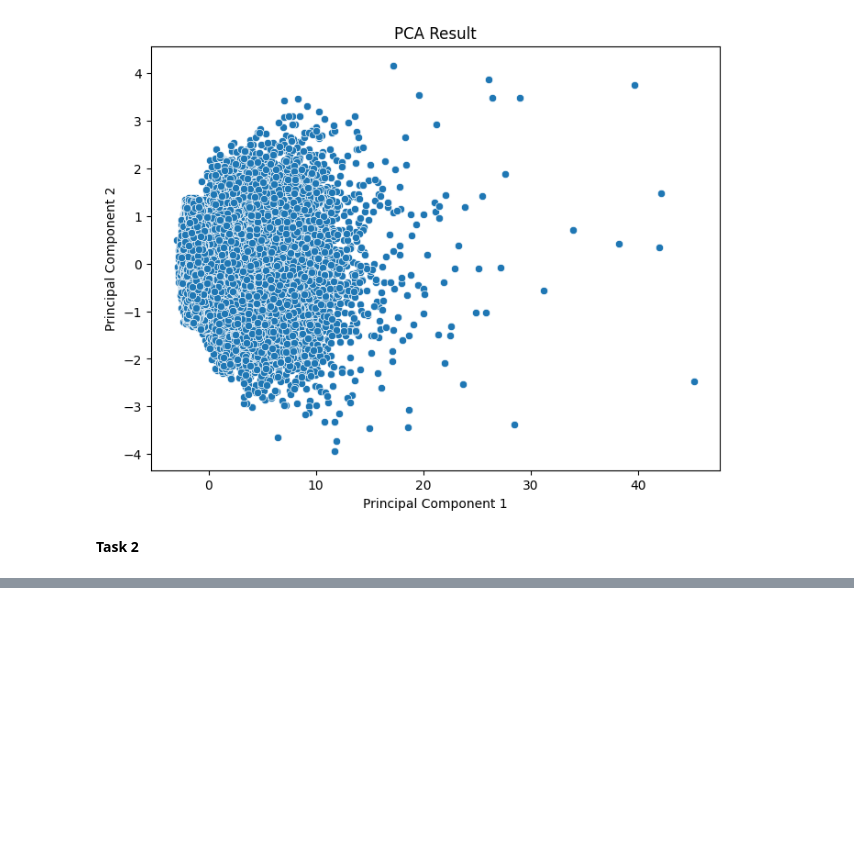
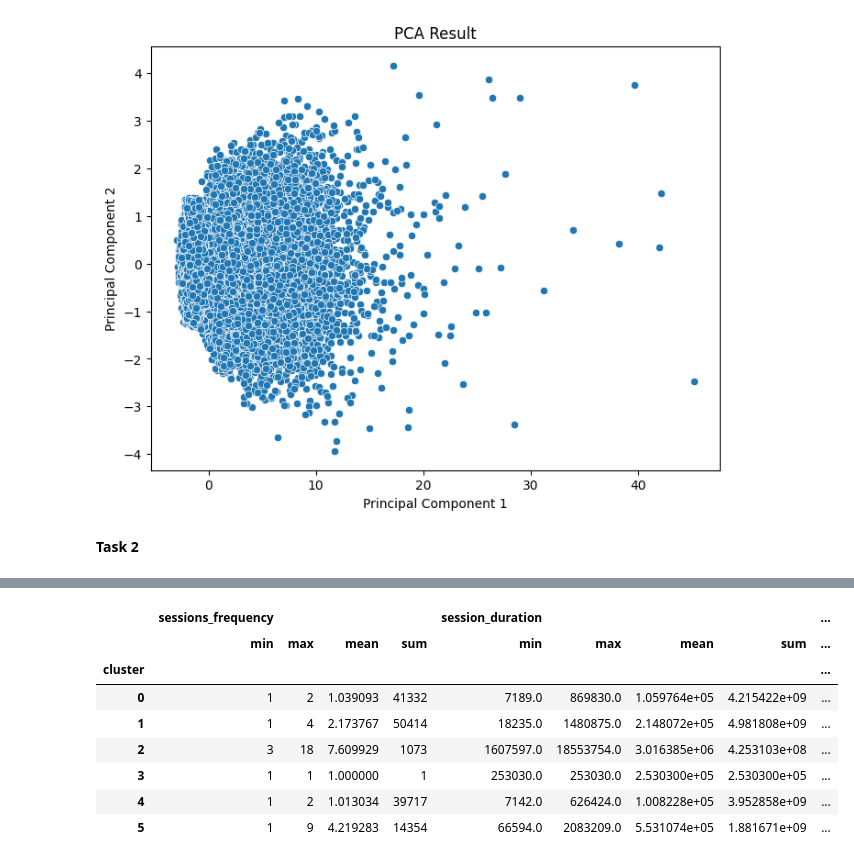
Before and after one commit to wastb/KIAM-Week-2, a Jupyter notebook: notebooks/main.ipynb, the cells around one changed output, grey strips where cells are left out. Cells and saved outputs as stored; diff of their text form; code cells hidden in the pictures; blank space fills up the shorter version.

```diff
--- a/notebooks/main.ipynb
+++ b/notebooks/main.ipynb
@@ -457,9 +550,27 @@ metrics_scaled = scaler.fit_transform(metrics)
 # %%
-# K-means Clustering (k=3)
-kmeans = KMeans(n_clusters=3, random_state=0)
-metrics['cluster'] = kmeans.fit_predict(metrics_scaled)
+# Use the optimal k value to cluster engagements
+
+#Normalizarion
+scaler = StandardScaler()
+metrics_scaled = scaler.fit_transform(df_engagement_metrics)
+
+#K-means Clustering (k=3)
+kmeans = KMeans(n_clusters=6, random_state=0)
+df_engagement_metrics['cluster'] = kmeans.fit_predict(metrics_scaled)
 # %%
-"""cluster_summary = metrics.groupby('cluster').agg({'session_frequency': ['min','max','mean','sum'],
+# Optimal Clustering
+df_cluster_summary = df_engagement_metrics.groupby('cluster').agg({'sessions_frequency': ['min','max','mean','sum'],
                                                   'session_duration': ['min','max','mean','sum'],
-                                                  'total_DL': ['min','max','mean','sum'],
-                                                  'total_UL': ['min','max','mean','sum']})"""
+                                                  'total_traffic': ['min','max','mean','sum']})
+
+df_cluster_summary
+# %% [output]
+|  | sessions_frequency |  |  |  | session_duration |  |  |  | ... |
+|  | min | max | mean | sum | min | max | mean | sum | ... |
+| cluster |  |  |  |  |  |  |  |  | ... |
+| 0 | 1 | 2 | 1.039093 | 41332 | 7189.0 | 869830.0 | 1.059764e+05 | 4.215422e+09 | ... |
+| 1 | 1 | 4 | 2.173767 | 50414 | 18235.0 | 1480875.0 | 2.148072e+05 | 4.981808e+09 | ... |
+| 2 | 3 | 18 | 7.609929 | 1073 | 1607597.0 | 18553754.0 | 3.016385e+06 | 4.253103e+08 | ... |
+| 3 | 1 | 1 | 1.000000 | 1 | 253030.0 | 253030.0 | 2.530300e+05 | 2.530300e+05 | ... |
+| 4 | 1 | 2 | 1.013034 | 39717 | 7142.0 | 626424.0 | 1.008228e+05 | 3.952858e+09 | ... |
+| 5 | 1 | 9 | 4.219283 | 14354 | 66594.0 | 2083209.0 | 5.531074e+05 | 1.881671e+09 | ... |
```
Also changed, not shown: parts of 25 cells of this notebook, 1 other file.
